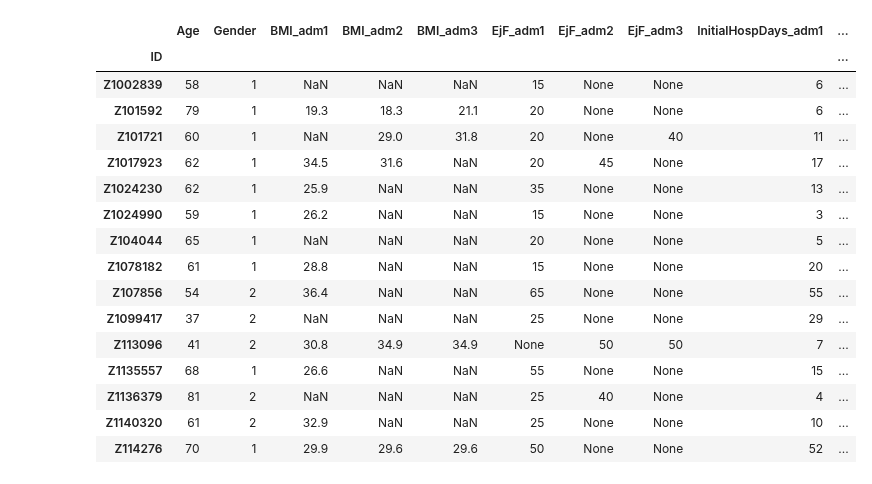
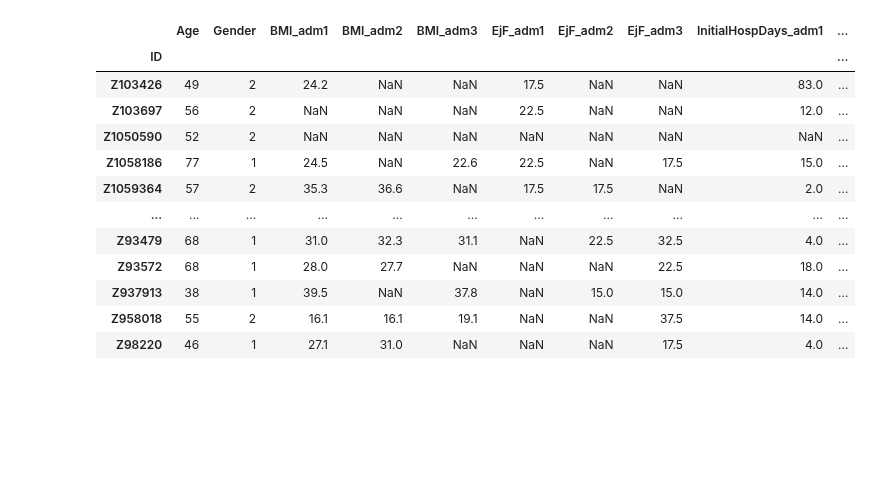
Before and after one commit to jozieLamp/CARNA, a Jupyter notebook: Score Label Preprocessing/Serial Cardiac Data Preprocessing.ipynb, the cells around one changed output. Saved outputs shown, nothing was run; the diff lists cells and outputs as text; code cells hidden in the pictures; blank space fills up the shorter version.

Commit message:
Completing preprocessing for cardiogenic shock and serial cardiac validation sets

```diff
--- a/Score Label Preprocessing/Serial Cardiac Data Preprocessing.ipynb
+++ b/Score Label Preprocessing/Serial Cardiac Data Preprocessing.ipynb
@@ -64,0 +398,18 @@ shock.head(10)
+# %%
+#Make Hemo Labels
+labels = pd.DataFrame()
+indexes = sorted(list(set(hemoDF.index)))
+labels['ID'] = indexes
+labels = labels.set_index('ID')
+
+#Death LVAD
+lst = []
+for idx in indexes:
+    pt = shockOrig.loc[idx]
+    if pt['Deceased'] == 2:
+        lst.append(1)
+    else:
+        lst.append(0)
+labels['Death'] = lst
+
+labels
@@ -65,4 +435,6 @@ shock.head(10)
 # %%
+shock = shockOrig
+
 cohort = pd.DataFrame()
 cohort['ID'] = shock.index
 cohort = cohort.set_index('ID')
@@ -71,8 +443,8 @@ lst = []
 for idx in shock.index: #age at first admission
     pt = shock.loc[idx]
 
-    dob = datetime.datetime.strptime(pt['PAT_DOB'], '%Y-%m-%d')
-    admDate = datetime.datetime.strptime(pt['IndexAdmitDt'], '%Y-%m-%d')
+    dob = pt['PAT_DOB']
+    admDate = pt['IndexAdmitDt']
 
     age = admDate.year - dob.year - ((admDate.month, admDate.day) < (dob.month, dob.day))
     lst.append(age)
@@ -82,7 +454,7 @@ cohort['Age'] = lst
 lst = []
 for idx in shock.index:
     pt = shock.loc[idx]
-    if pt['PAT_SEX'] == 'Male':
+    if pt['PAT_SEX'] == 'M':
         lst.append(1)
     else:
         lst.append(2)
@@ -99,9 +471,15 @@ for idx in shock.index:
     pt = shock.loc[idx]
     ef = pt['ADM1_DischargeEF']
     if not pd.isna(ef):
-        val = re.search(r'\d+', ef).group()
+        val = re.findall(r'\d+', ef)
+        val = [float(i) for i in val]
+        if len(val) > 1:
+            val = sum(val) / len(val)
+        else:
+            val = val[0]
     else:
-        val = None
+        val = np.nan
+
     lst.append(val)
 
 cohort['EjF_adm1'] = lst
@@ -111,9 +489,14 @@ for idx in shock.index:
     pt = shock.loc[idx]
     ef = pt['ADM2_DischargeEF']
     if not pd.isna(ef):
-        val = re.search(r'\d+', ef).group()
+        val = re.findall(r'\d+', ef)
+        val = [float(i) for i in val]
+        if len(val) > 1:
+            val = sum(val) / len(val)
+        else:
+            val = val[0]
     else:
-        val = None
+        val = np.nan
     lst.append(val)
 
 cohort['EjF_adm2'] = lst
@@ -123,54 +506,55 @@ for idx in shock.index:
     pt = shock.loc[idx]
     ef = pt['ADM3_DischargeEF']
     if not pd.isna(ef):
-        val = re.search(r'\d+', ef).group()
+        val = re.findall(r'\d+', ef)
+        val = [float(i) for i in val]
+        if len(val) > 1:
+            val = sum(val) / len(val)
+        else:
+            val = val[0]
     else:
-        val = None
+        val = np.nan
     lst.append(val)
 
 cohort['EjF_adm3'] = lst
 
 
 #Initial Hosp Days
 cohort['InitialHospDays_adm1'] = shock['ADM1_LOS'].tolist()
 cohort['InitialHospDays_adm2'] = shock['ADM2_LOS'].tolist()
 cohort['InitialHospDays_adm3'] = shock['ADM3_LOS'].tolist()
 
 #Total Hosp days
 lst = []
 for idx in shock.index:
     pt = shock.loc[idx]
     a1 = pt['ADM1_LOS']
     a2 = pt['ADM2_LOS']
     a3 = pt['ADM3_LOS']
     if pd.isna(pt['ADM1_LOS']):
         a1 = 0
     if pd.isna(pt['ADM2_LOS']):
         a2 = 0
     if pd.isna(pt['ADM3_LOS']):
         a3 = 0
 
     los = a1 + a2 + a3
     lst.append(los)
 
 cohort['TotalHospDays'] = lst
 
-cohort.head(15)
+cohort
 # %% [output]
 |  | Age | Gender | BMI_adm1 | BMI_adm2 | BMI_adm3 | EjF_adm1 | EjF_adm2 | EjF_adm3 | InitialHospDays_adm1 | ... |
 | ID |  |  |  |  |  |  |  |  |  | ... |
-| Z1002839 | 58 | 1 | NaN | NaN | NaN | 15 | None | None | 6 | ... |
-| Z101592 | 79 | 1 | 19.3 | 18.3 | 21.1 | 20 | None | None | 6 | ... |
-| Z101721 | 60 | 1 | NaN | 29.0 | 31.8 | 20 | None | 40 | 11 | ... |
-| Z1017923 | 62 | 1 | 34.5 | 31.6 | NaN | 20 | 45 | None | 17 | ... |
-| Z1024230 | 62 | 1 | 25.9 | NaN | NaN | 35 | None | None | 13 | ... |
-| Z1024990 | 59 | 1 | 26.2 | NaN | NaN | 15 | None | None | 3 | ... |
-| Z104044 | 65 | 1 | NaN | NaN | NaN | 20 | None | None | 5 | ... |
-| Z1078182 | 61 | 1 | 28.8 | NaN | NaN | 15 | None | None | 20 | ... |
-| Z107856 | 54 | 2 | 36.4 | NaN | NaN | 65 | None | None | 55 | ... |
-| Z1099417 | 37 | 2 | NaN | NaN | NaN | 25 | None | None | 29 | ... |
-| Z113096 | 41 | 2 | 30.8 | 34.9 | 34.9 | None | 50 | 50 | 7 | ... |
-| Z1135557 | 68 | 1 | 26.6 | NaN | NaN | 55 | None | None | 15 | ... |
-| Z1136379 | 81 | 2 | NaN | NaN | NaN | 25 | 40 | None | 4 | ... |
-| Z1140320 | 61 | 2 | 32.9 | NaN | NaN | 25 | None | None | 10 | ... |
-| Z114276 | 70 | 1 | 29.9 | 29.6 | 29.6 | 50 | None | None | 52 | ... |
+| Z103426 | 49 | 2 | 24.2 | NaN | NaN | 17.5 | NaN | NaN | 83.0 | ... |
+| Z103697 | 56 | 2 | NaN | NaN | NaN | 22.5 | NaN | NaN | 12.0 | ... |
+| Z1050590 | 52 | 2 | NaN | NaN | NaN | NaN | NaN | NaN | NaN | ... |
+| Z1058186 | 77 | 1 | 24.5 | NaN | 22.6 | 22.5 | NaN | 17.5 | 15.0 | ... |
+| Z1059364 | 57 | 2 | 35.3 | 36.6 | NaN | 17.5 | 17.5 | NaN | 2.0 | ... |
+| ... | ... | ... | ... | ... | ... | ... | ... | ... | ... | ... |
+| Z93479 | 68 | 1 | 31.0 | 32.3 | 31.1 | NaN | 22.5 | 32.5 | 4.0 | ... |
+| Z93572 | 68 | 1 | 28.0 | 27.7 | NaN | NaN | NaN | 22.5 | 18.0 | ... |
+| Z937913 | 38 | 1 | 39.5 | NaN | 37.8 | NaN | 15.0 | 15.0 | 14.0 | ... |
+| Z958018 | 55 | 2 | 16.1 | 16.1 | 19.1 | NaN | NaN | 37.5 | 14.0 | ... |
+| Z98220 | 46 | 1 | 27.1 | 31.0 | NaN | NaN | NaN | 17.5 | 4.0 | ... |
```
Also changed, not shown: parts of 27 cells of this notebook, 13 other files.
